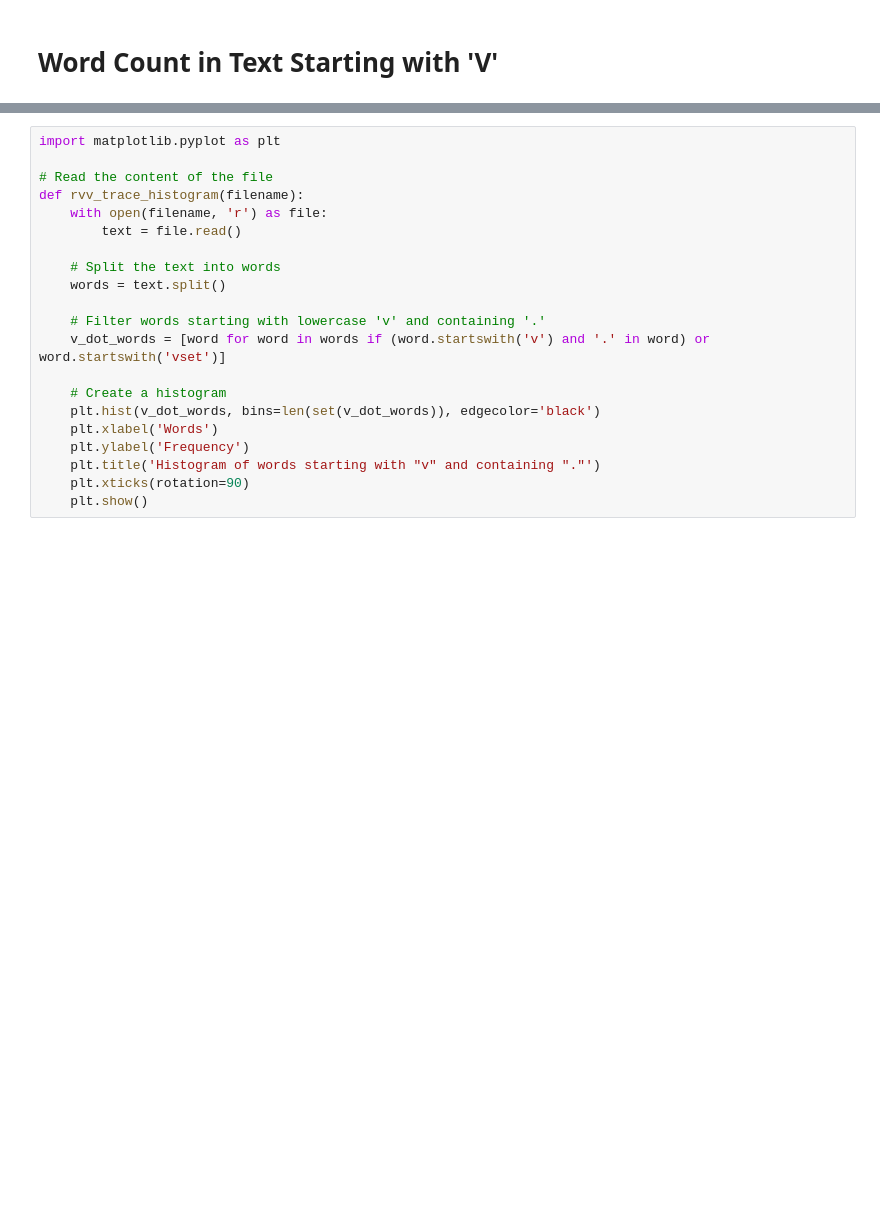
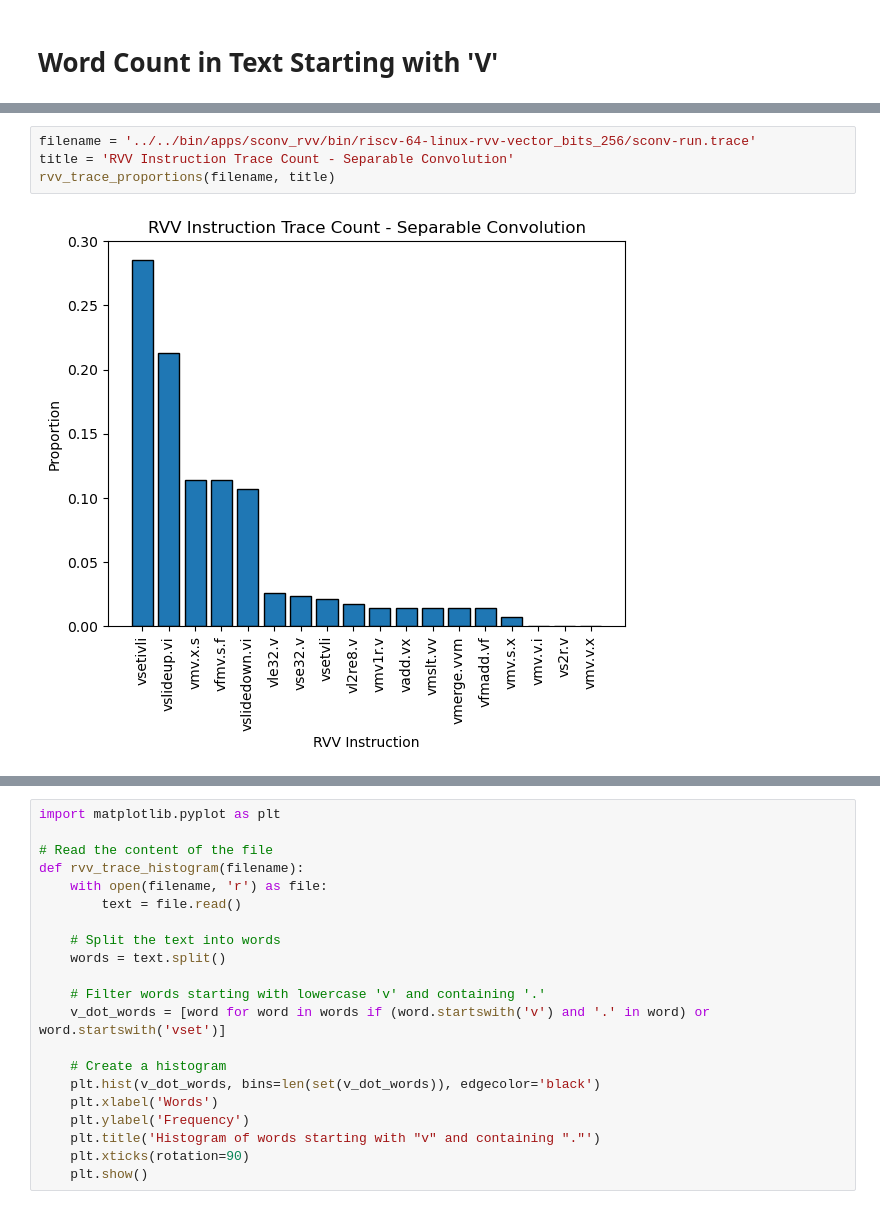
Before and after one commit to miles-rusch-berkeley/HalideRVV, a Jupyter notebook: apps/support/histogram-rvv-instructions.ipynb, the cells around one changed output, grey strips where cells are left out. Cells and saved outputs as stored; diff of their text form; blank space fills up the shorter version.

```diff
--- a/apps/support/histogram-rvv-instructions.ipynb
+++ b/apps/support/histogram-rvv-instructions.ipynb
@@ -2,0 +66,6 @@
+# %%
+filename = '../../bin/apps/sconv_rvv/bin/riscv-64-linux-rvv-vector_bits_256/sconv-run.trace'
+title = 'RVV Instruction Trace Count - Separable Convolution'
+rvv_trace_proportions(filename, title)
+# %% [output]
+[figure, added]
```
Also changed, not shown: parts of 6 cells of this notebook, 6 other files.
